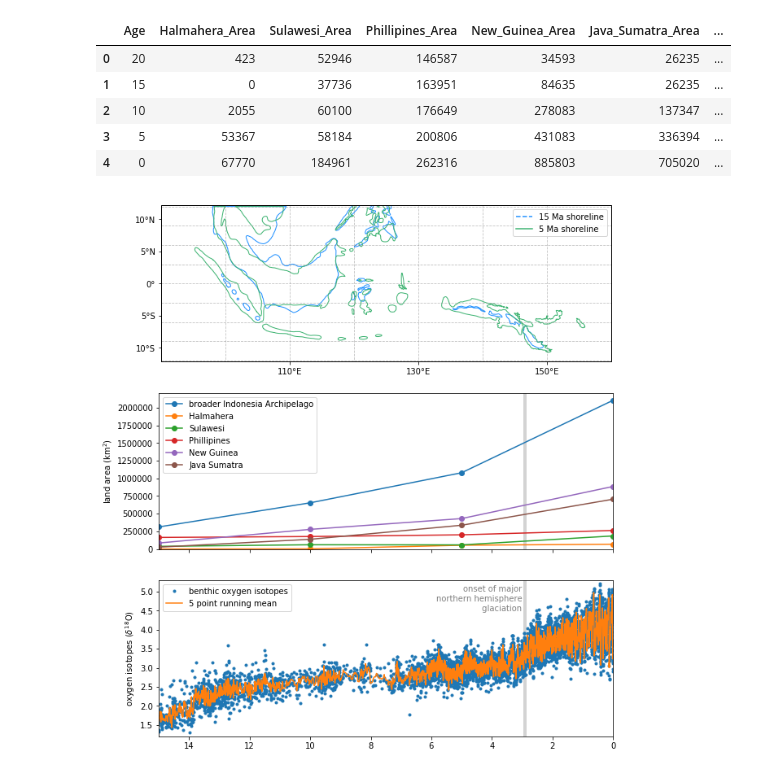
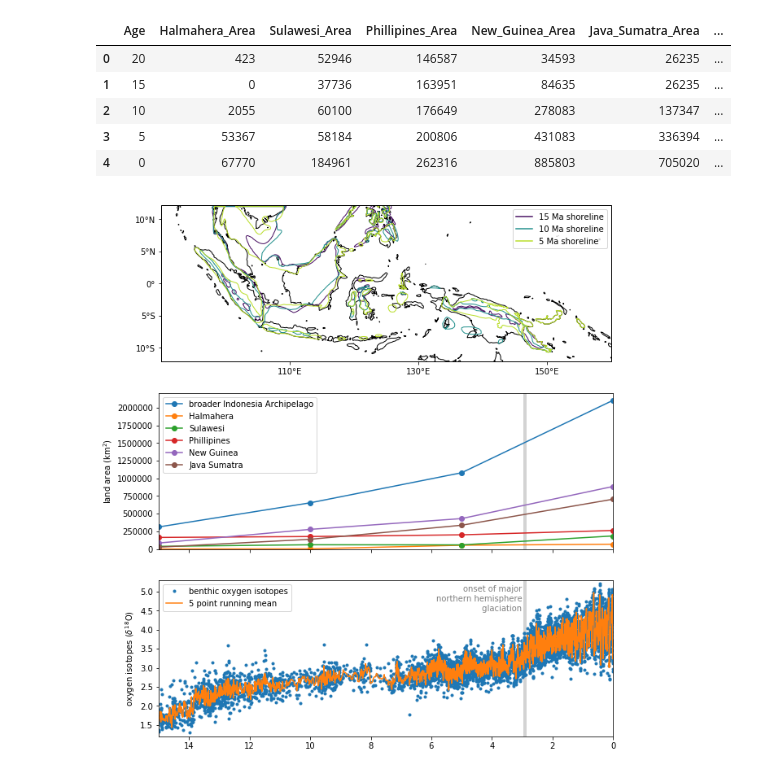
Before and after one commit to Swanson-Hysell-Group/GEOCLIM_Modern, a Jupyter notebook: Code/Notebooks/Figures.ipynb, the cells around one changed output. Saved outputs shown, nothing was run; the diff lists cells and outputs as text; code cells hidden in the pictures.

Commit message:
make a shoreline summary figure

```diff
--- a/Code/Notebooks/Figures.ipynb
+++ b/Code/Notebooks/Figures.ipynb
@@ -335,6 +330,10 @@ shoreline_data
 | 2 | 10 | 2055 | 60100 | 176649 | 278083 | 137347 | ... |
 | 3 | 5 | 53367 | 58184 | 200806 | 431083 | 336394 | ... |
 | 4 | 0 | 67770 | 184961 | 262316 | 885803 | 705020 | ... |
+# %%
+land_50m = cfeature.NaturalEarthFeature('physical', 'land', '50m',
+                                        edgecolor='black',
+                                        facecolor='white')
 # %%
 plt.figure(figsize=(10,12))
 
@@ -344,17 +343,21 @@ ax0 = plt.subplot(3,1,1, projection=ccrs.PlateCarree())
 
 fname = '../Input/Shorelines/Simplified_Shorelines_15Ma.shp'
 shorelines_15Ma = ShapelyFeature(Reader(fname).geometries(),
-                                ccrs.PlateCarree(), facecolor='none', edgecolor='dodgerblue',linestyle='-')
+                                ccrs.PlateCarree(), facecolor='none', edgecolor='#470E61FF',linestyle='-')
 ax0.add_feature(shorelines_15Ma,label='15 Ma shorelines')
+fname = '../Input/Shorelines/Simplified_Shorelines_10Ma.shp'
+shorelines_10Ma = ShapelyFeature(Reader(fname).geometries(),
+                                ccrs.PlateCarree(), facecolor='none', edgecolor='#21908CFF',linestyle='-')
+ax0.add_feature(shorelines_10Ma,label='10 Ma shorelines')
 fname = '../Input/Shorelines/Simplified_Shorelines_5Ma.shp'
 shorelines_5Ma = ShapelyFeature(Reader(fname).geometries(),
-                                ccrs.PlateCarree(), facecolor='none', edgecolor='mediumseagreen',linestyle='-')
+                                ccrs.PlateCarree(), facecolor='none', edgecolor='#B9DE28FF',linestyle='-')
 ax0.add_feature(shorelines_5Ma,label='5 Ma shorelines')
-# ax0.add_feature(land_50m,zorder=-1)
+ax0.add_feature(land_50m,zorder=-1)
 
 
 ax0.gridlines(crs=ccrs.PlateCarree(), draw_labels=False,
-             color='gray', alpha=0.5, linestyle='--')
+             color='gray', alpha=0.5, linestyle='--',zorder=-100)
 ax0.set_xticks([110, 130, 150], crs=ccrs.PlateCarree())
 ax0.set_yticks([-10, -5, 0, 5, 10], crs=ccrs.PlateCarree())
 lon_formatter = LongitudeFormatter(zero_direction_label=True)
@@ -363,39 +366,41 @@ ax0.xaxis.set_major_formatter(lon_formatter)
 ax0.yaxis.set_major_formatter(lat_formatter)
 extent = [90, 160, -10, 10]
 ax0.set_extent(extent)
-line_15Ma = mlines.Line2D([], [], color='dodgerblue', linestyle='--')
-line_5Ma = mlines.Line2D([], [], color='mediumseagreen', linestyle='-')
-plt.legend(handles=[line_15Ma,line_5Ma],labels=['15 Ma shoreline','5 Ma shoreline'])
+line_15Ma = mlines.Line2D([], [], color='#470E61FF', linestyle='-')
+line_10Ma = mlines.Line2D([], [], color='#21908CFF', linestyle='-')
+line_5Ma = mlines.Line2D([], [], color='#B9DE28FF', linestyle='-')
+plt.legend(handles=[line_15Ma,line_10Ma,line_5Ma],labels=['15 Ma shoreline','10 Ma shoreline','5 Ma shoreline'])
 
 ax1 = plt.subplot(3,1,3)
 rolling_mean = oxygen_data['d18O adj.*'].rolling(window=5).mean()
 plt.plot(oxygen_data['Age (Ma)'],oxygen_data['d18O adj.*'],'.',label='benthic oxygen isotopes')
 plt.plot(oxygen_data['Age (Ma)'],rolling_mean,'-',label='5 point running mean')
 #onset of major Northern Hemisphere Glaciation (NHG), circa 2.85–2.73 Ma, when large ice sheets
 #developed across Greenland, Eurasia, and Northern America [Raymo, 1994; Maslin et al., 1996; Hidy et al., 2013]
 rect = patches.Rectangle((2.85,1),.12,5,linewidth=1,edgecolor='none',facecolor='lightgrey')
 ax1.add_patch(rect)
 plt.text(3,4.5,'onset of major\nnorthern hemisphere\n glaciation',horizontalalignment='right',color='grey')
 plt.xlim(15,0)
 plt.legend()
 plt.ylim(1.2,5.3)
 plt.ylabel('oxygen isotopes ($\delta^{18}$O)')
 
 ax2 = plt.subplot(3,1,2)
 plt.plot(shoreline_data.Age,shoreline_data.Sum_no_Sunda,'o-',label='broader Indonesia Archipelago')
 plt.plot(shoreline_data.Age,shoreline_data.Halmahera_Area,'o-',label='Halmahera')
 plt.plot(shoreline_data.Age,shoreline_data.Sulawesi_Area,'o-',label='Sulawesi')
 plt.plot(shoreline_data.Age,shoreline_data.Phillipines_Area,'o-',label='Phillipines')
 plt.plot(shoreline_data.Age,shoreline_data.New_Guinea_Area,'o-',label='New Guinea')
 plt.plot(shoreline_data.Age,shoreline_data.Java_Sumatra_Area,'o-',label='Java Sumatra')
 rect = patches.Rectangle((2.85,0),.12,3000000,linewidth=1,edgecolor='none',facecolor='lightgrey')
 ax2.add_patch(rect)
 plt.ylabel('land area (km$^2$)')
 plt.legend()
 plt.xlim(15,0)
 plt.ylim(0,np.max(shoreline_data.Sum_no_Sunda)*1.05)
 ax2.get_xaxis().set_ticklabels([])
 plt.tight_layout()
+plt.savefig('../../Manuscript/Figures/')
 plt.show()
 # %% [output]
-[figure, old version]
+[figure, new version]
```
Also changed, not shown: parts of 1 cell of this notebook, 1 other file.
